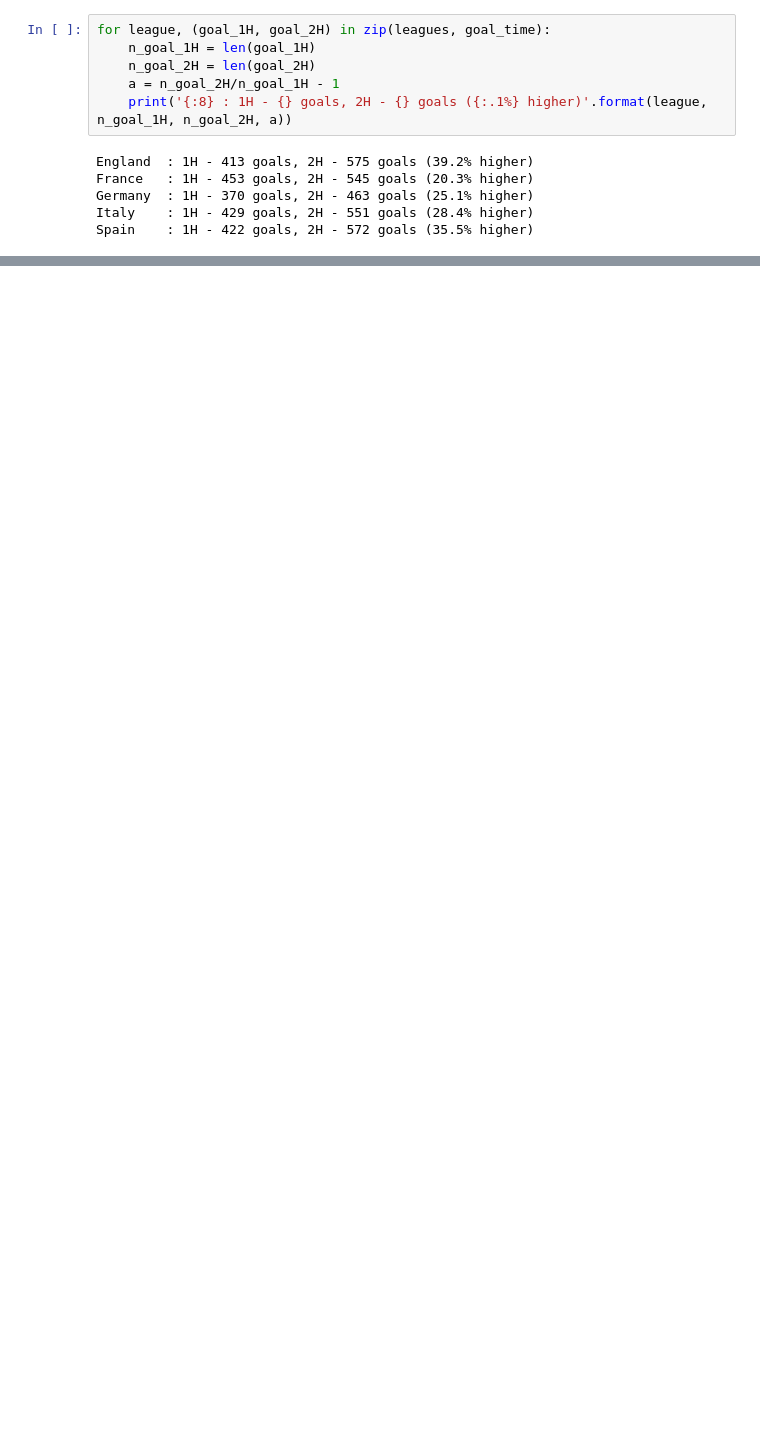
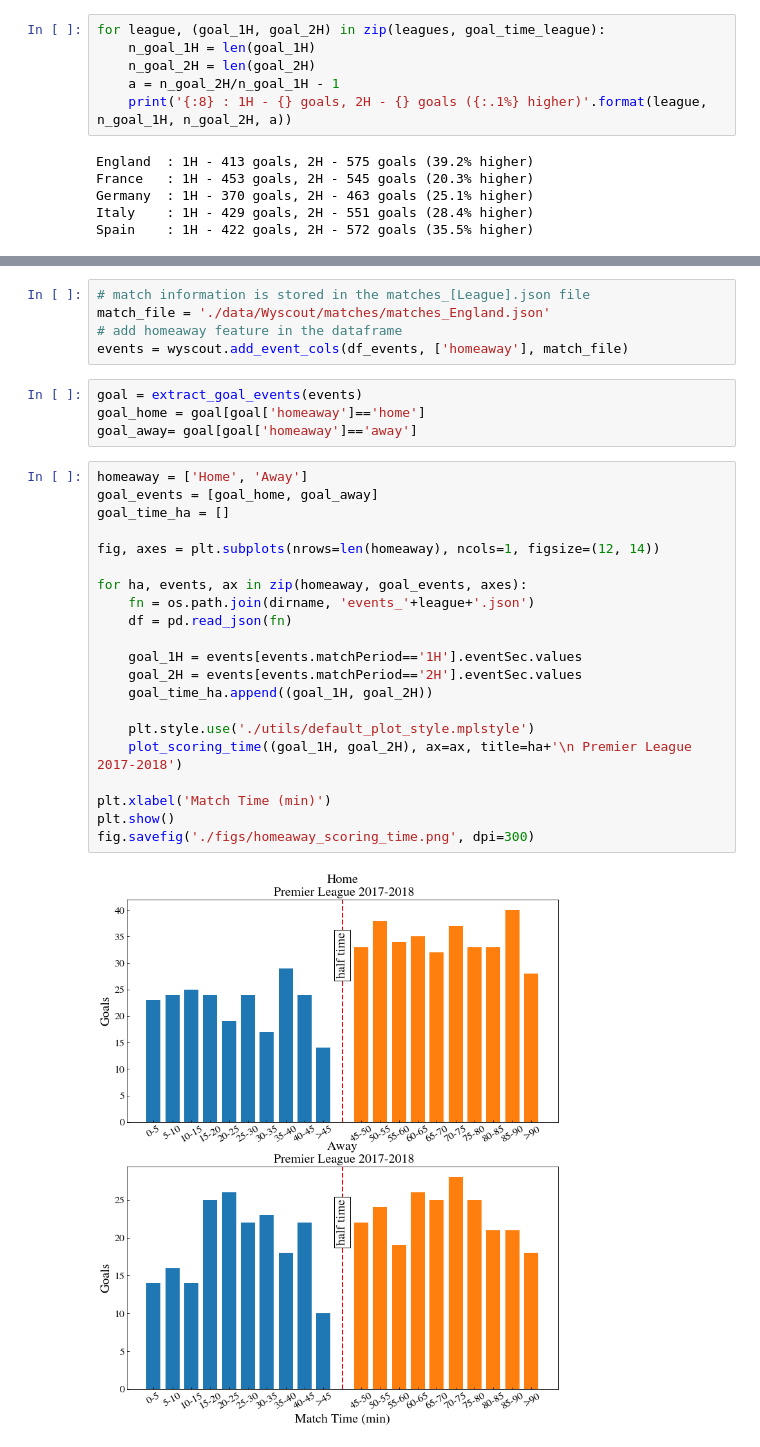
Before and after one commit to lzhang12/soccer_analytics, a Jupyter notebook: score_time.ipynb, the cells around one changed output, grey strips where cells are left out. Cells and saved outputs as stored; diff of their text form; blank space fills up the shorter version.

```diff
--- a/score_time.ipynb
+++ b/score_time.ipynb
@@ -195,5 +198,5 @@ fig.savefig('./figs/leagues_scoring_time.png', dpi=300)
 # %%
-for league, (goal_1H, goal_2H) in zip(leagues, goal_time):
+for league, (goal_1H, goal_2H) in zip(leagues, goal_time_league):
     n_goal_1H = len(goal_1H)
     n_goal_2H = len(goal_2H)
     a = n_goal_2H/n_goal_1H - 1
@@ -206,0 +216,32 @@ Spain    : 1H - 422 goals, 2H - 572 goals (35.5% higher)
+# %%
+# match information is stored in the matches_[League].json file
+match_file = './data/Wyscout/matches/matches_England.json'
+# add homeaway feature in the dataframe
+events = wyscout.add_event_cols(df_events, ['homeaway'], match_file)
+# %%
+goal = extract_goal_events(events)
+goal_home = goal[goal['homeaway']=='home']
+goal_away= goal[goal['homeaway']=='away']
+# %%
+homeaway = ['Home', 'Away']
+goal_events = [goal_home, goal_away]
+goal_time_ha = []
+
+fig, axes = plt.subplots(nrows=len(homeaway), ncols=1, figsize=(12, 14))
+
+for ha, events, ax in zip(homeaway, goal_events, axes):
+    fn = os.path.join(dirname, 'events_'+league+'.json')
+    df = pd.read_json(fn)
+
+    goal_1H = events[events.matchPeriod=='1H'].eventSec.values
+    goal_2H = events[events.matchPeriod=='2H'].eventSec.values
+    goal_time_ha.append((goal_1H, goal_2H))
+
+    plt.style.use('./utils/default_plot_style.mplstyle')
+    plot_scoring_time((goal_1H, goal_2H), ax=ax, title=ha+'\n Premier League 2017-2018')
+
+plt.xlabel('Match Time (min)')
+plt.show()
+fig.savefig('./figs/homeaway_scoring_time.png', dpi=300)
+# %% [output]
+[figure, added]
```
Also changed, not shown: parts of 7 cells of this notebook, 5 other files.
